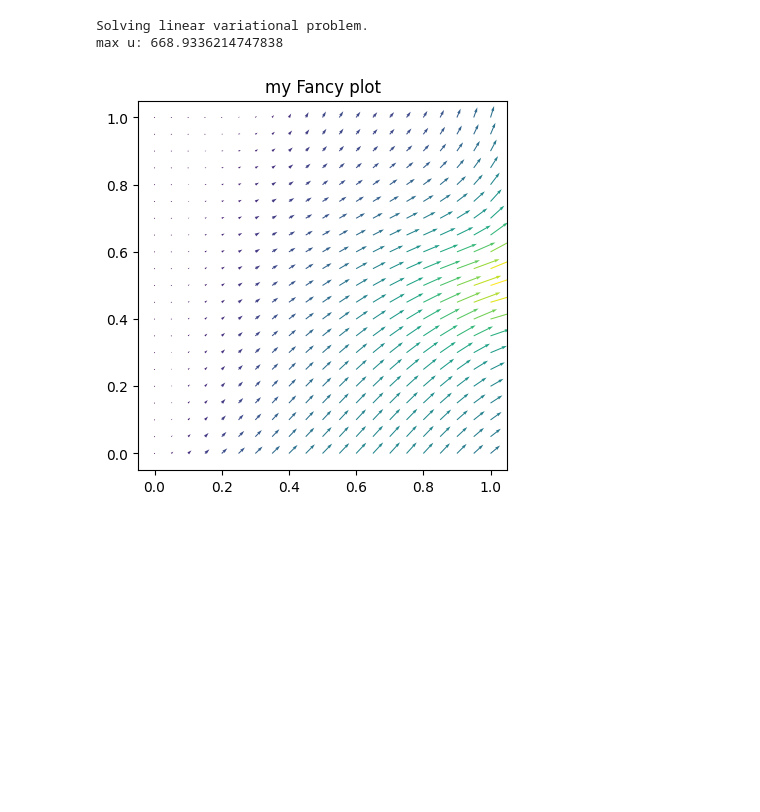
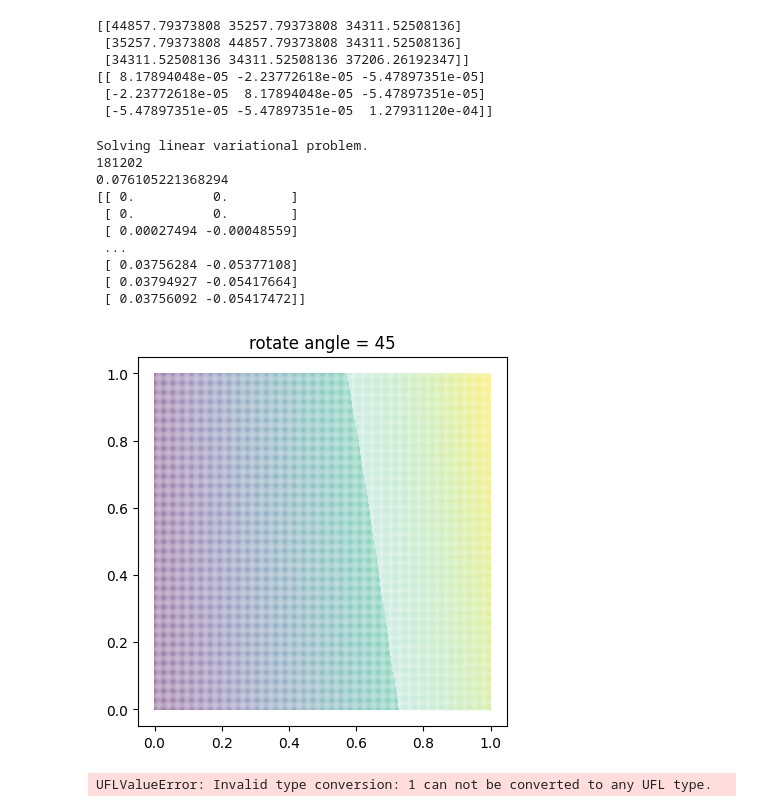
Before and after one commit to Jarvis-Chiang/fenics-test, a Jupyter notebook: test_创建子域成功.ipynb, the cells around one changed output. Saved outputs shown, nothing was run; the diff lists cells and outputs as text; code cells hidden in the pictures; blank space fills up the shorter version.

```diff
--- a/test_创建子域成功.ipynb
+++ b/test_创建子域成功.ipynb
@@ -11,5 +51,6 @@ LAMA_LAMBDA = 1.25
 # %%
 # 定义本构
+# translate
 def epsilon(u):
     engineering_strain = 0.5 * (nabla_grad(u) + nabla_grad(u).T)
     return engineering_strain
@@ -17,9 +58,26 @@ def epsilon(u):
 def sigma(u):
     cauchy_stress = LAMA_LAMBDA * tr(epsilon(u))*Identity(2) + 2 * LAMA_MU * epsilon(u)
     return cauchy_stress
+
+def sigma_tensor(u):
+    # 计算应变张量
+    epsilon_ij = epsilon(u)
+    ep = as_vector([epsilon_ij[0,0], epsilon_ij[1,1], epsilon_ij[0,1]])
+    # 使用弹性系数计算应力张量
+    if ENABLE_TRANS:
+        Q_bar = np.dot(np.dot(T2D_inv(Theta), C2D_Iso), T2D_inv(Theta).T)
+    else:
+        Q_bar = C2D_Iso
+    print(Q_bar)
+    print(np.linalg.inv(Q_bar))
+    sigma_ij = np.dot(Q_bar, ep)
+
+    return as_tensor([[sigma_ij[0], sigma_ij[2]],
+                      [sigma_ij[2], sigma_ij[1]]])
 # %%
 # 创建网格并显示
-mesh = UnitSquareMesh(20, 20)
+mesh = UnitSquareMesh(300, 300)
+# mesh = UnitCubeMesh(30, 30)
 V = VectorFunctionSpace(mesh, "Lagrange", 1)
 plot(mesh)
 # %% [output]
@@ -57,10 +115,10 @@ top_end_boundary.mark(boundary_mark, 2)
 u_trial = TrialFunction(V)
 v_test = TestFunction(V)
 # %%
-forcing = Constant((50, 0))
-forcing2 = Constant((0, 10))
+forcing = Constant((500, 0))
+forcing2 = Constant((0, 0))
 # %%
-lhs = inner(sigma(u_trial), nabla_grad(v_test)) * dx
+lhs = inner(sigma_tensor(u_trial), nabla_grad(v_test)) * dx
 # rhs = dot(forcing, v_test) * dx
 rhs = (dot(forcing, v_test) * ds(subdomain_data=boundary_mark, domain=mesh, subdomain_id=1)
        +
@@ -69,20 +127,52 @@ rhs = (dot(forcing, v_test) * ds(subdomain_data=boundary_mark, domain=mesh, subd
 
 
 # plot(rhs)
+# %% [output]
+[[44857.79373808 35257.79373808 34311.52508136]
+ [35257.79373808 44857.79373808 34311.52508136]
+ [34311.52508136 34311.52508136 37206.26192347]]
+[[ 8.17894048e-05 -2.23772618e-05 -5.47897351e-05]
+ [-2.23772618e-05  8.17894048e-05 -5.47897351e-05]
+ [-5.47897351e-05 -5.47897351e-05  1.27931120e-04]]
 # %%
 u_solution = Function(V)
 
 problem = LinearVariationalProblem(lhs, rhs, u_solution, bcs=[bc])
 solver = LinearVariationalSolver(problem)
 solver.solve()
 
 plot(u_solution,
-     title = "my Fancy plot")
+     title = "rotate angle = " + str(Theta))
+count_u_rows = u_solution.vector()[:].shape[0]
+print(count_u_rows)
+a = u_solution.vector()[:].reshape(int(count_u_rows/2), 2)
+b = np.linalg.norm(a, axis=1)
+print(b.max())
 
-print("max u: " + str(u_solution.vector().max()))
-
-# print(u_solution.vector()[:])
+print(a)
 # %% [output]
 Solving linear variational problem.
-max u: 668.9336214747838
+181202
+0.076105221368294
+[[ 0.          0.        ]
+ [ 0.          0.        ]
+ [ 0.00027494 -0.00048559]
+ ...
+ [ 0.03756284 -0.05377108]
+ [ 0.03794927 -0.05417664]
+ [ 0.03756092 -0.05417472]]
-[figure, old version]
+[figure, new version]
+# %%
+a = np.array([[1,2,3],
+              [4,5,6],
+              [7,8,9]])
+as_tensor = as_tensor(a)
+b = as_tensor([[1,1,1],
+               [1,1,1],
+               [1,1,1]])
+# print(a)
+# b = as_vector([1,1,1])
+inner_product = inner(a,b)
+print(inner_product)
+# %% [output]
+UFLValueError: Invalid type conversion: 1 can not be converted to any UFL type.
```
Also changed, not shown: parts of 5 cells of this notebook, 16 other files.
